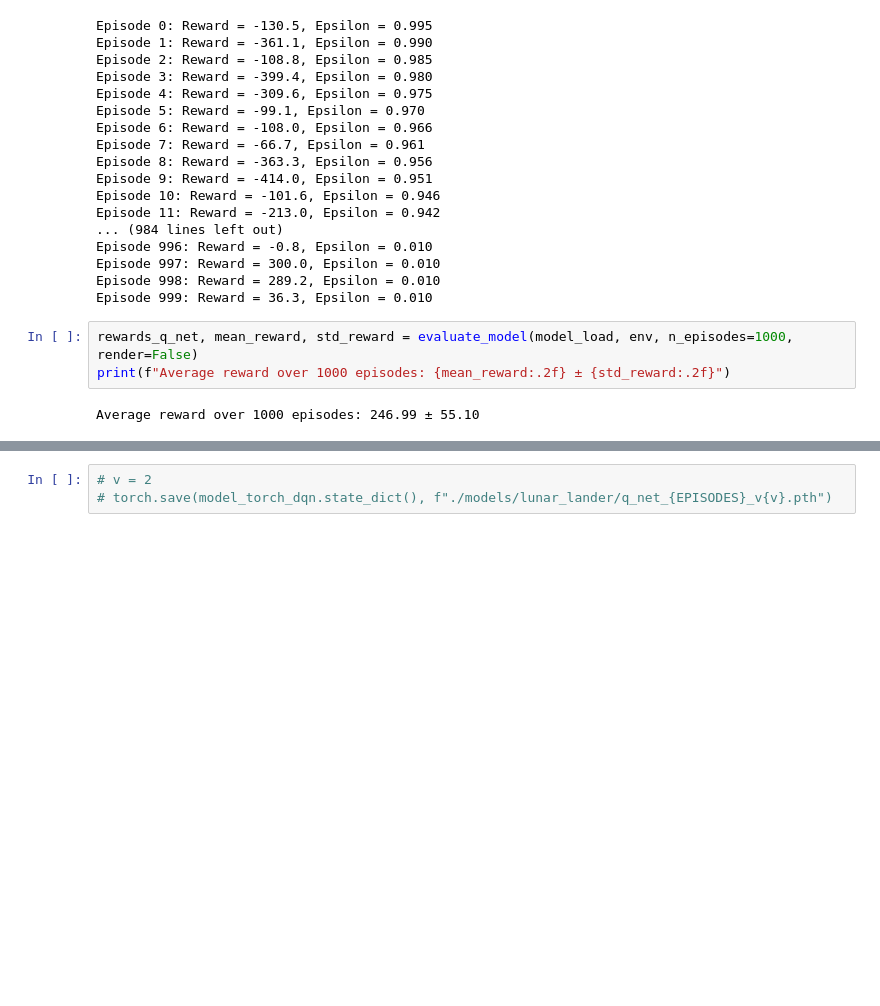
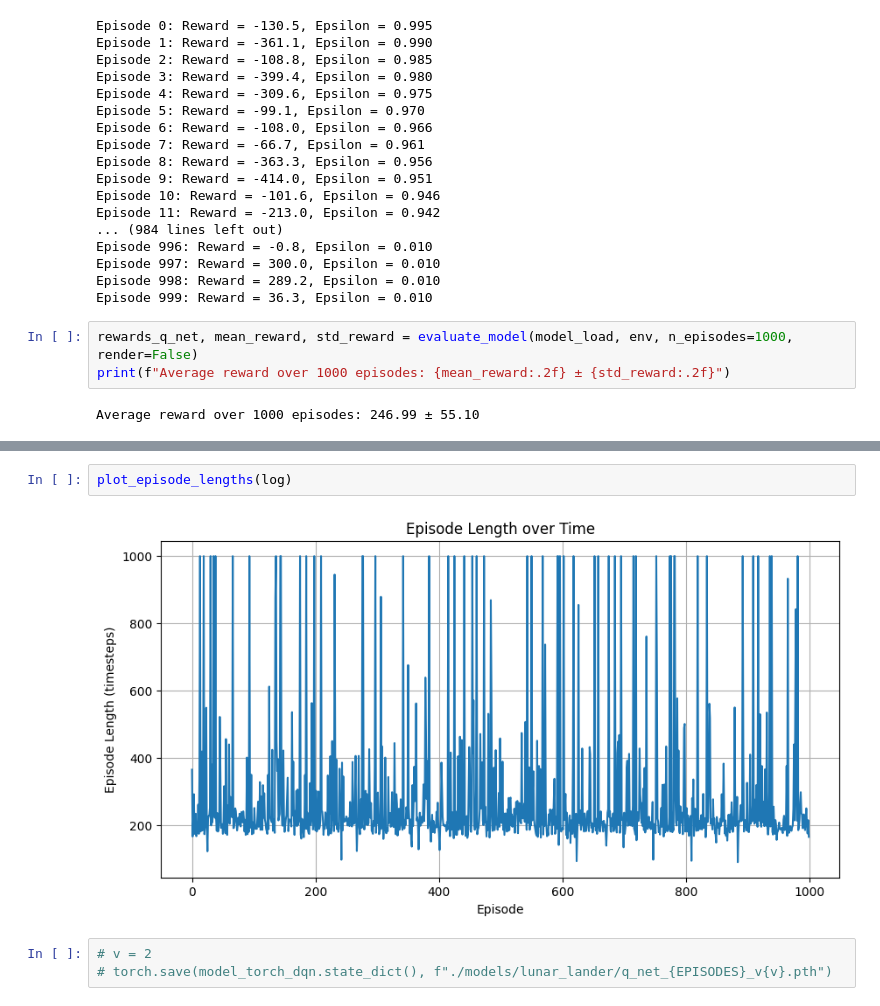
Before and after one commit to MGN19/Reinforcement-learning, a Jupyter notebook: Lunar Lander.ipynb, the cells around one changed output, grey strips where cells are left out. Drawn from its saved outputs; the diff is of its cells as text; blank space fills up the shorter version.

```diff
--- a/Lunar Lander.ipynb
+++ b/Lunar Lander.ipynb
@@ -500,3 +522,7 @@ scatter_plot_actions(actions, episode=0)
+# %%
+plot_episode_lengths(log)
+# %% [output]
+[figure, added]
 # %%
 # v = 2
 # torch.save(model_torch_dqn.state_dict(), f"./models/lunar_lander/q_net_{EPISODES}_v{v}.pth")
```
Also changed, not shown: parts of 9 cells of this notebook, 1 other file.
